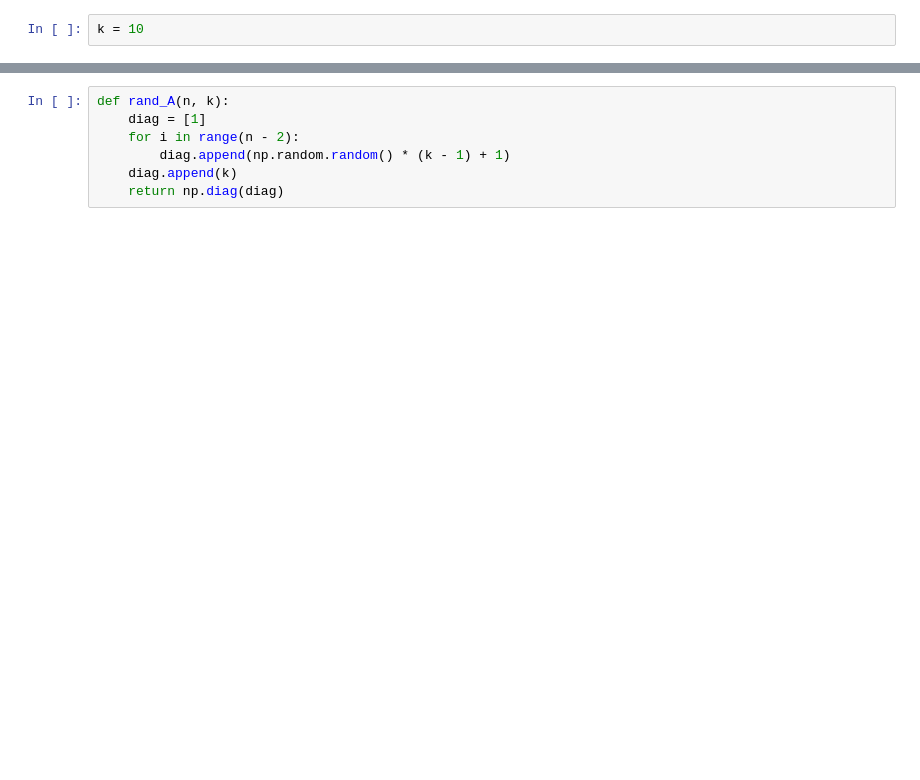
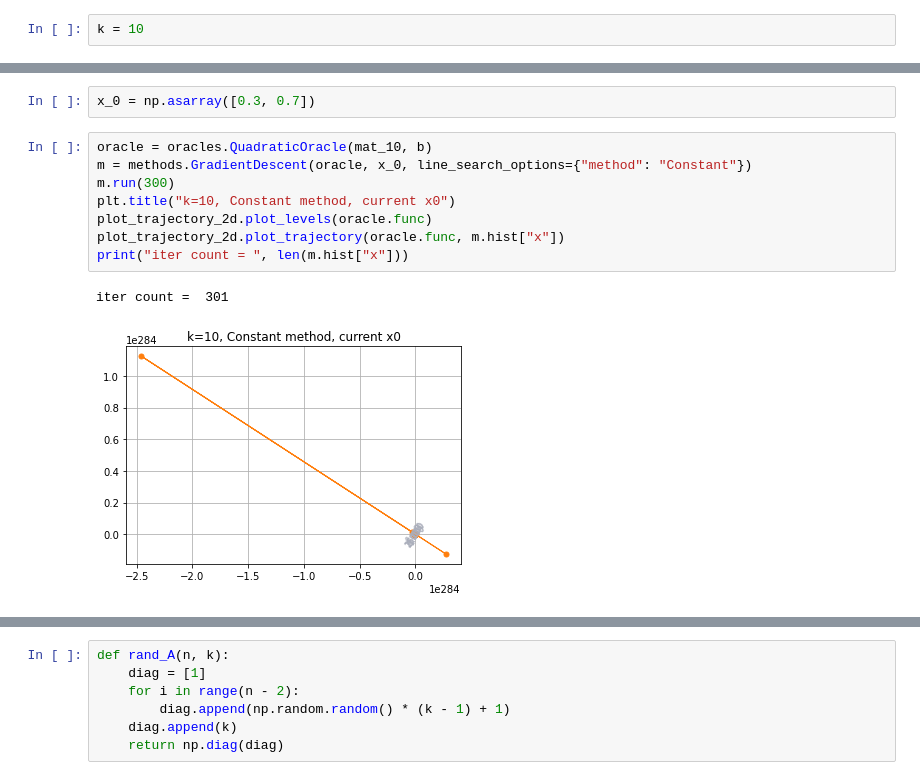
Before and after one commit to voiteshonok/made_opt_in_ml, a Jupyter notebook: homework_2/Research.ipynb, the cells around one changed output, grey strips where cells are left out. Drawn from its saved outputs; the diff is of its cells as text; blank space fills up the shorter version.

```diff
--- a/homework_2/Research.ipynb
+++ b/homework_2/Research.ipynb
@@ -104,0 +64,13 @@ array([0.23659515, 0.55526713])
+# %%
+x_0 = np.asarray([0.3, 0.7])
+# %%
+oracle = oracles.QuadraticOracle(mat_10, b)
+m = methods.GradientDescent(oracle, x_0, line_search_options={"method": "Constant"})
+m.run(300)
+plt.title("k=10, Constant method, current x0")
+plot_trajectory_2d.plot_levels(oracle.func)
+plot_trajectory_2d.plot_trajectory(oracle.func, m.hist["x"])
+print("iter count = ", len(m.hist["x"]))
+# %% [output]
+iter count =  301
+[figure, added]
```
Also changed, not shown: parts of 64 cells of this notebook.
